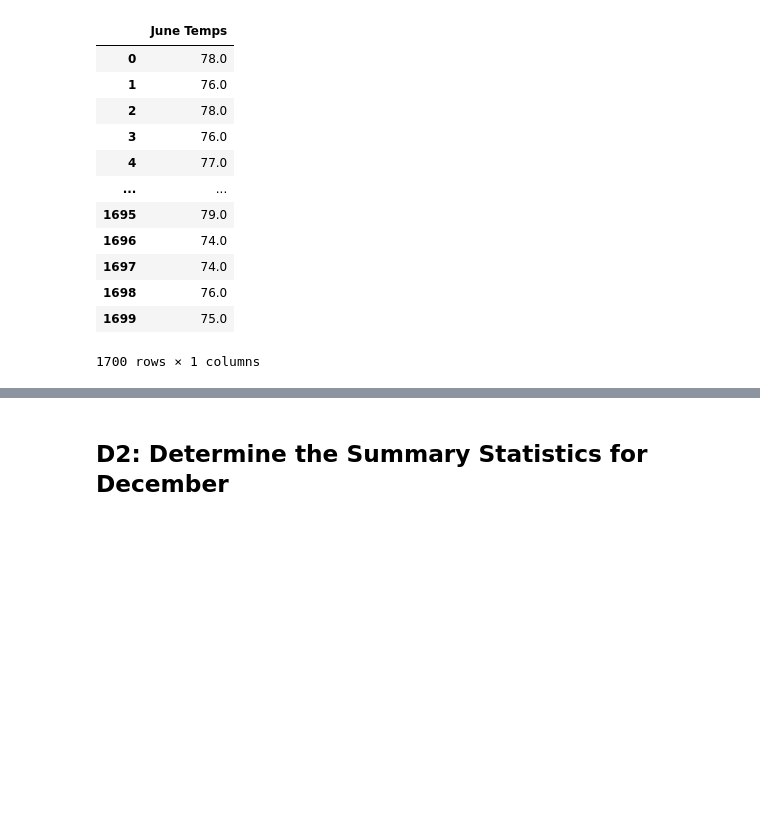
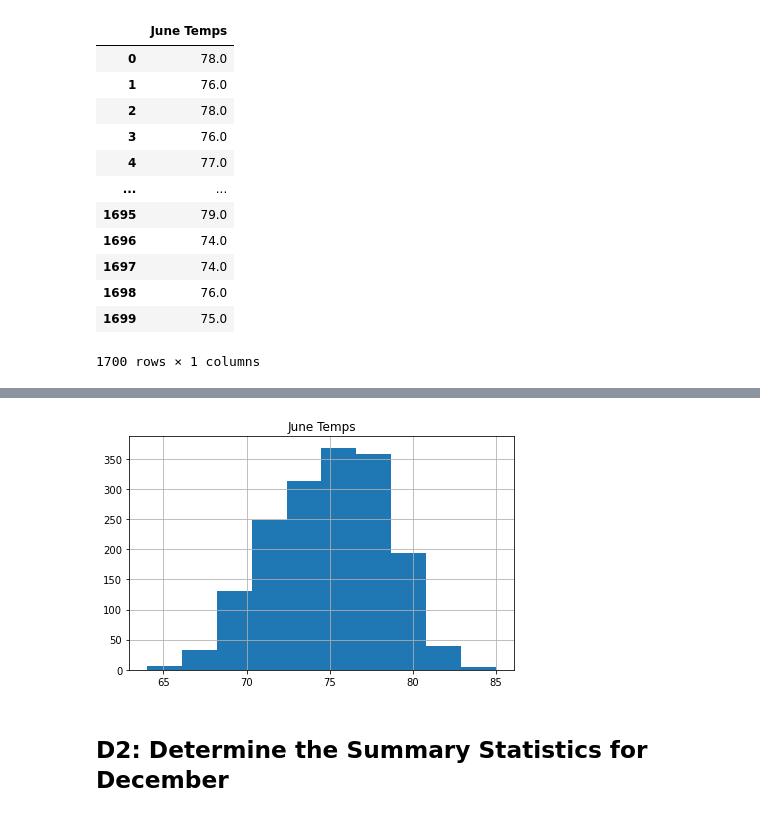
Before and after one commit to COLLAFF2/surfs_up, a Jupyter notebook: SurfsUp_Challenge.ipynb, the cells around one changed output, grey strips where cells are left out. Drawn from its saved outputs; the diff is of its cells as text; code cells hidden in the pictures; blank space fills up the shorter version.

Commit message:
created histograms

```diff
--- a/SurfsUp_Challenge.ipynb
+++ b/SurfsUp_Challenge.ipynb
@@ -100,3 +116,14 @@ objc[42615]: Class WebSwapCGLLayer is implemented in both /System/Library/Framew
+# %%
+# plot a histogram
+june_temps_df.hist()
+
+# save as image as savefig
+plt.savefig("Images/ June_temps_hist.png")
+plt.tight_layout()
+
+plt.show()
+# %% [output]
+[figure, added]
 # %% [markdown]
 ## D2: Determine the Summary Statistics for December
 # %%
```
Also changed, not shown: parts of 9 cells of this notebook, 2 other files.
